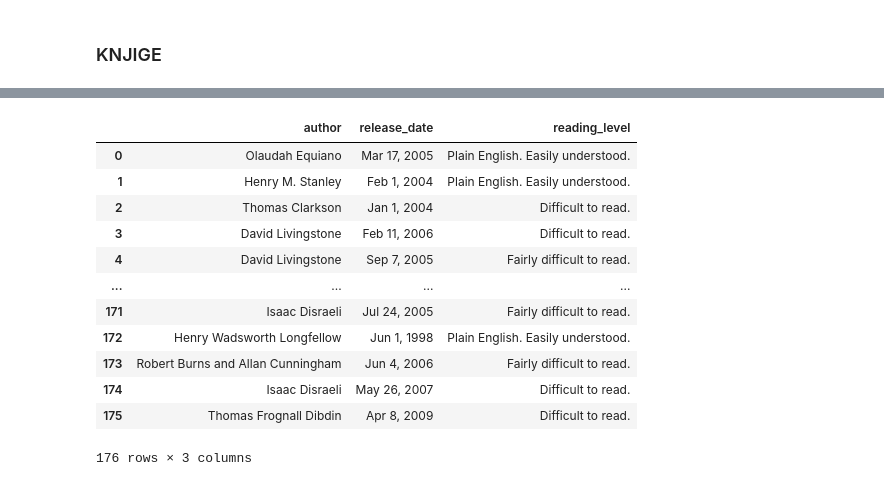
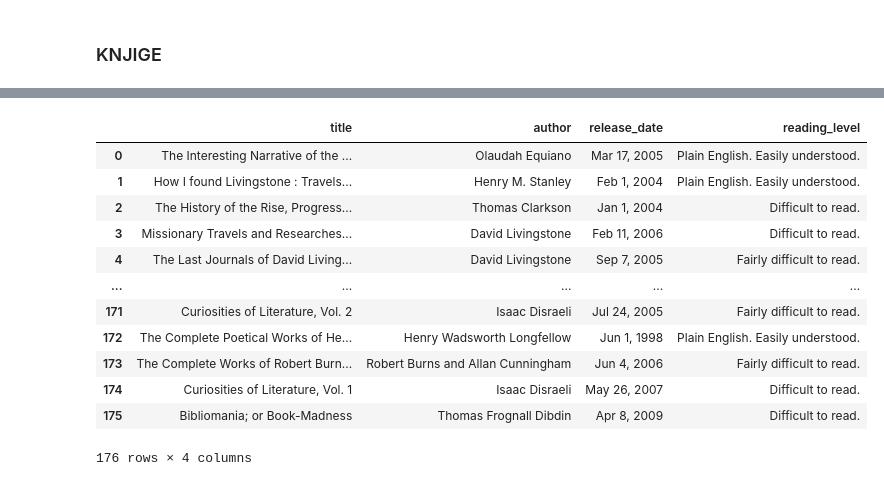
Before and after one commit to kajzrca/UVP-projekt, a Jupyter notebook: KNJIGE.ipynb, the cells around one changed output, grey strips where cells are left out. Saved outputs shown, nothing was run; the diff lists cells and outputs as text; code cells hidden in the pictures.

```diff
--- a/KNJIGE.ipynb
+++ b/KNJIGE.ipynb
@@ -33,18 +36,18 @@ podatki.tail(10).drop(columns=["url"])
 | 175 | Bibliomania; or Book-Madness | Thomas Frognall Dibdin | Apr 8, 2009 | English | Difficult to read. | 963 |
 # %%
 # Ime in ocena gledalcev in kritikov
-podatki[['author', 'release_date', 'reading_level']]
+podatki[['title','author', 'release_date', 'reading_level']]
 # %% [output]
-|  | author | release_date | reading_level |
-| 0 | Olaudah Equiano | Mar 17, 2005 | Plain English. Easily understood. |
-| 1 | Henry M. Stanley | Feb 1, 2004 | Plain English. Easily understood. |
-| 2 | Thomas Clarkson | Jan 1, 2004 | Difficult to read. |
-| 3 | David Livingstone | Feb 11, 2006 | Difficult to read. |
-| 4 | David Livingstone | Sep 7, 2005 | Fairly difficult to read. |
-| ... | ... | ... | ... |
-| 171 | Isaac Disraeli | Jul 24, 2005 | Fairly difficult to read. |
-| 172 | Henry Wadsworth Longfellow | Jun 1, 1998 | Plain English. Easily understood. |
-| 173 | Robert Burns and Allan Cunningham | Jun 4, 2006 | Fairly difficult to read. |
-| 174 | Isaac Disraeli | May 26, 2007 | Difficult to read. |
-| 175 | Thomas Frognall Dibdin | Apr 8, 2009 | Difficult to read. |
+|  | title | author | release_date | reading_level |
+| 0 | The Interesting Narrative of the ... | Olaudah Equiano | Mar 17, 2005 | Plain English. Easily understood. |
+| 1 | How I found Livingstone : Travels... | Henry M. Stanley | Feb 1, 2004 | Plain English. Easily understood. |
+| 2 | The History of the Rise, Progress... | Thomas Clarkson | Jan 1, 2004 | Difficult to read. |
+| 3 | Missionary Travels and Researches... | David Livingstone | Feb 11, 2006 | Difficult to read. |
+| 4 | The Last Journals of David Living... | David Livingstone | Sep 7, 2005 | Fairly difficult to read. |
+| ... | ... | ... | ... | ... |
+| 171 | Curiosities of Literature, Vol. 2 | Isaac Disraeli | Jul 24, 2005 | Fairly difficult to read. |
+| 172 | The Complete Poetical Works of He... | Henry Wadsworth Longfellow | Jun 1, 1998 | Plain English. Easily understood. |
+| 173 | The Complete Works of Robert Burn... | Robert Burns and Allan Cunningham | Jun 4, 2006 | Fairly difficult to read. |
+| 174 | Curiosities of Literature, Vol. 1 | Isaac Disraeli | May 26, 2007 | Difficult to read. |
+| 175 | Bibliomania; or Book-Madness | Thomas Frognall Dibdin | Apr 8, 2009 | Difficult to read. |
-176 rows × 3 columns
+176 rows × 4 columns
```
Also changed, not shown: parts of 7 cells of this notebook.
